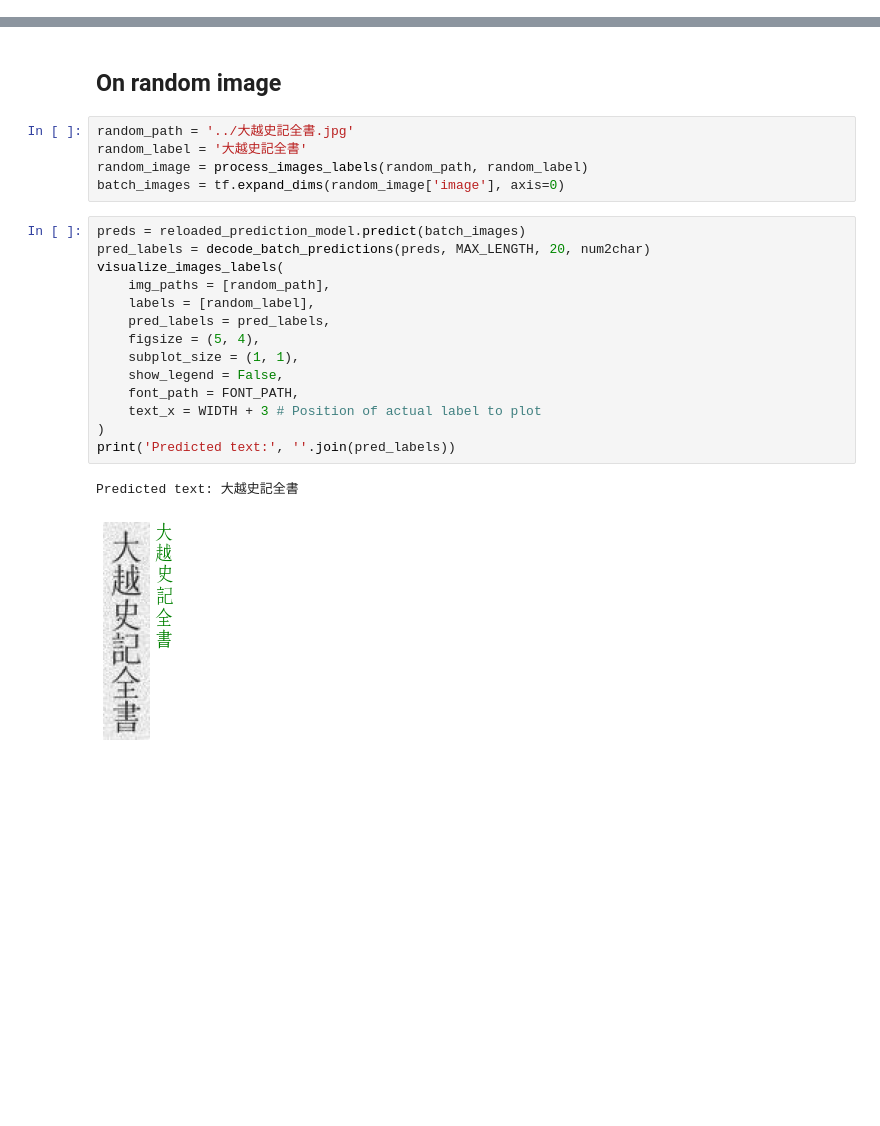
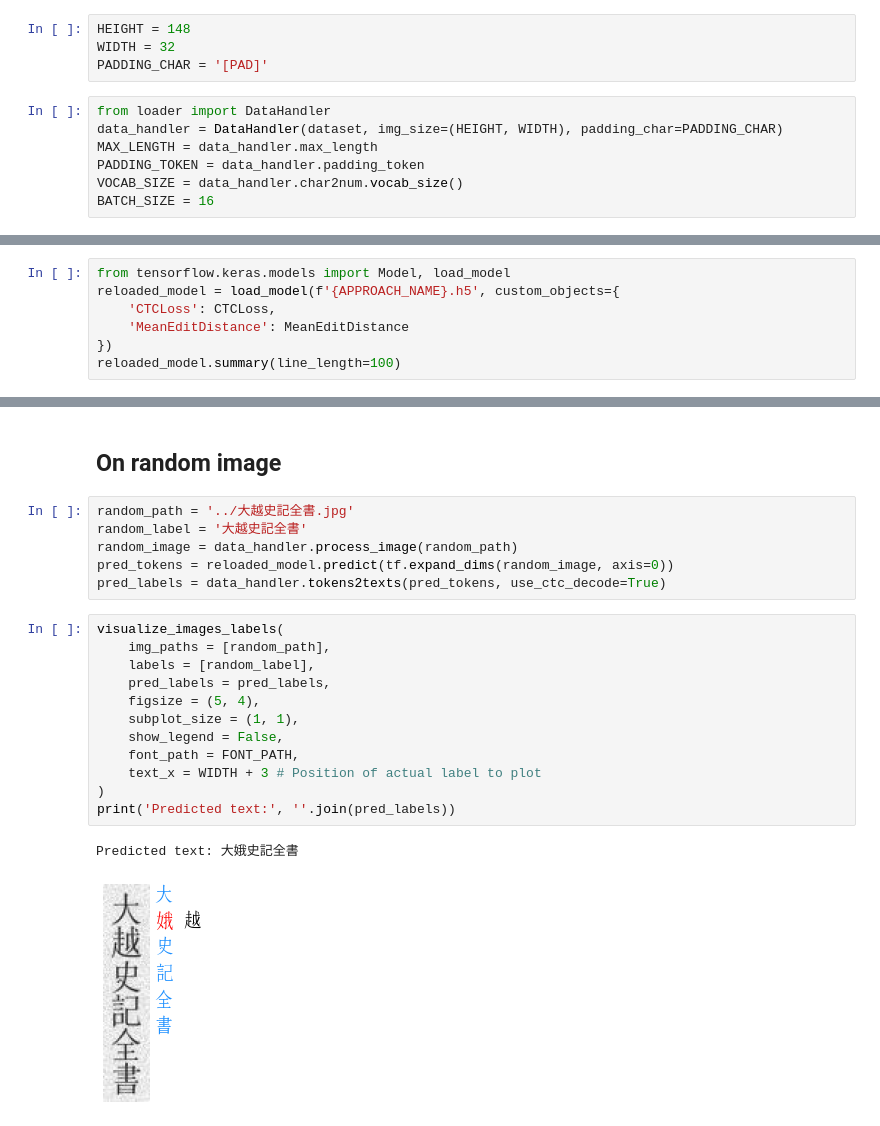
Before and after one commit to ds4v/NomNaOCR, a Jupyter notebook: Text recognition/CRNN/CRNN.ipynb, the cells around one changed output, grey strips where cells are left out. Cells and saved outputs as stored; diff of their text form; blank space fills up the shorter version.

```diff
--- a/Text recognition/CRNN/CRNN.ipynb
+++ b/Text recognition/CRNN/CRNN.ipynb
@@ -48,3 +45,14 @@ Characters present: {'㐌': 387, '浪': 356, '朱': 296, '\U000f070b': 292, '
+# %%
+HEIGHT = 148
+WIDTH = 32
+PADDING_CHAR = '[PAD]'
+# %%
+from loader import DataHandler
+data_handler = DataHandler(dataset, img_size=(HEIGHT, WIDTH), padding_char=PADDING_CHAR)
+MAX_LENGTH = data_handler.max_length
+PADDING_TOKEN = data_handler.padding_token
+VOCAB_SIZE = data_handler.char2num.vocab_size()
+BATCH_SIZE = 16
 # %% [markdown]
 ## Visualize the data
 # %%
@@ -333,0 +248,7 @@ ________________________________________________________________________________
+# %%
+from tensorflow.keras.models import Model, load_model
+reloaded_model = load_model(f'{APPROACH_NAME}.h5', custom_objects={
+    'CTCLoss': CTCLoss,
+    'MeanEditDistance': MeanEditDistance
+})
+reloaded_model.summary(line_length=100)
@@ -370,22 +313,21 @@ Batch 3: ['公浪\U000f0586𩈘𠄩昆', '陸王𠄩户都芸𠬠欺', '武公
 # %%
 random_path = '../大越史記全書.jpg'
 random_label = '大越史記全書'
-random_image = process_images_labels(random_path, random_label)
-batch_images = tf.expand_dims(random_image['image'], axis=0)
+random_image = data_handler.process_image(random_path)
+pred_tokens = reloaded_model.predict(tf.expand_dims(random_image, axis=0))
+pred_labels = data_handler.tokens2texts(pred_tokens, use_ctc_decode=True)
 # %%
-preds = reloaded_prediction_model.predict(batch_images)
-pred_labels = decode_batch_predictions(preds, MAX_LENGTH, 20, num2char)
 visualize_images_labels(
     img_paths = [random_path],
     labels = [random_label],
     pred_labels = pred_labels,
     figsize = (5, 4),
     subplot_size = (1, 1),
     show_legend = False,
     font_path = FONT_PATH,
     text_x = WIDTH + 3 # Position of actual label to plot
 )
 print('Predicted text:', ''.join(pred_labels))
 # %% [output]
-Predicted text: 大越史記全書
+Predicted text: 大娥史記全書
-[figure, old version]
+[figure, new version]
```
Also changed, not shown: parts of 32 cells of this notebook, 8 other files.
